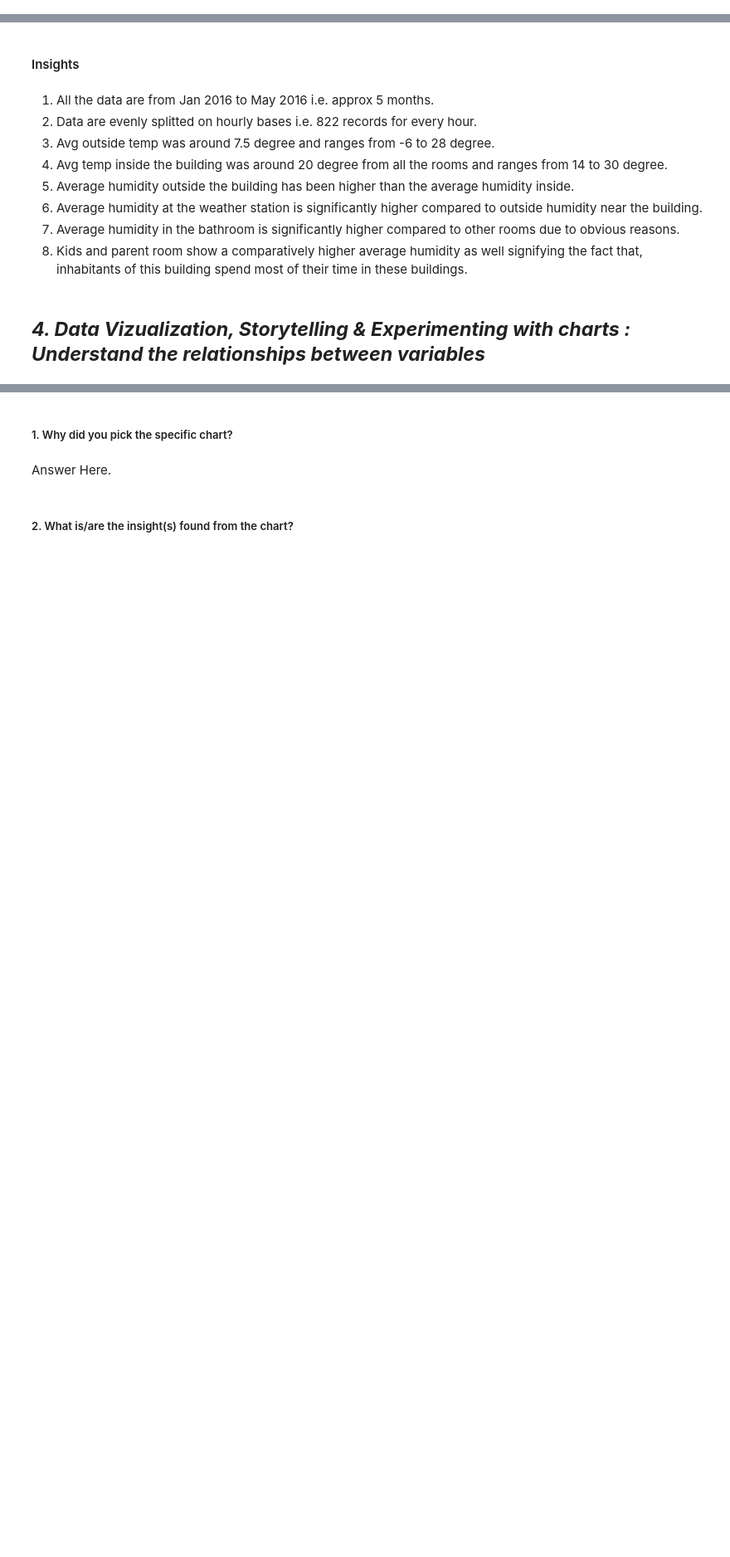
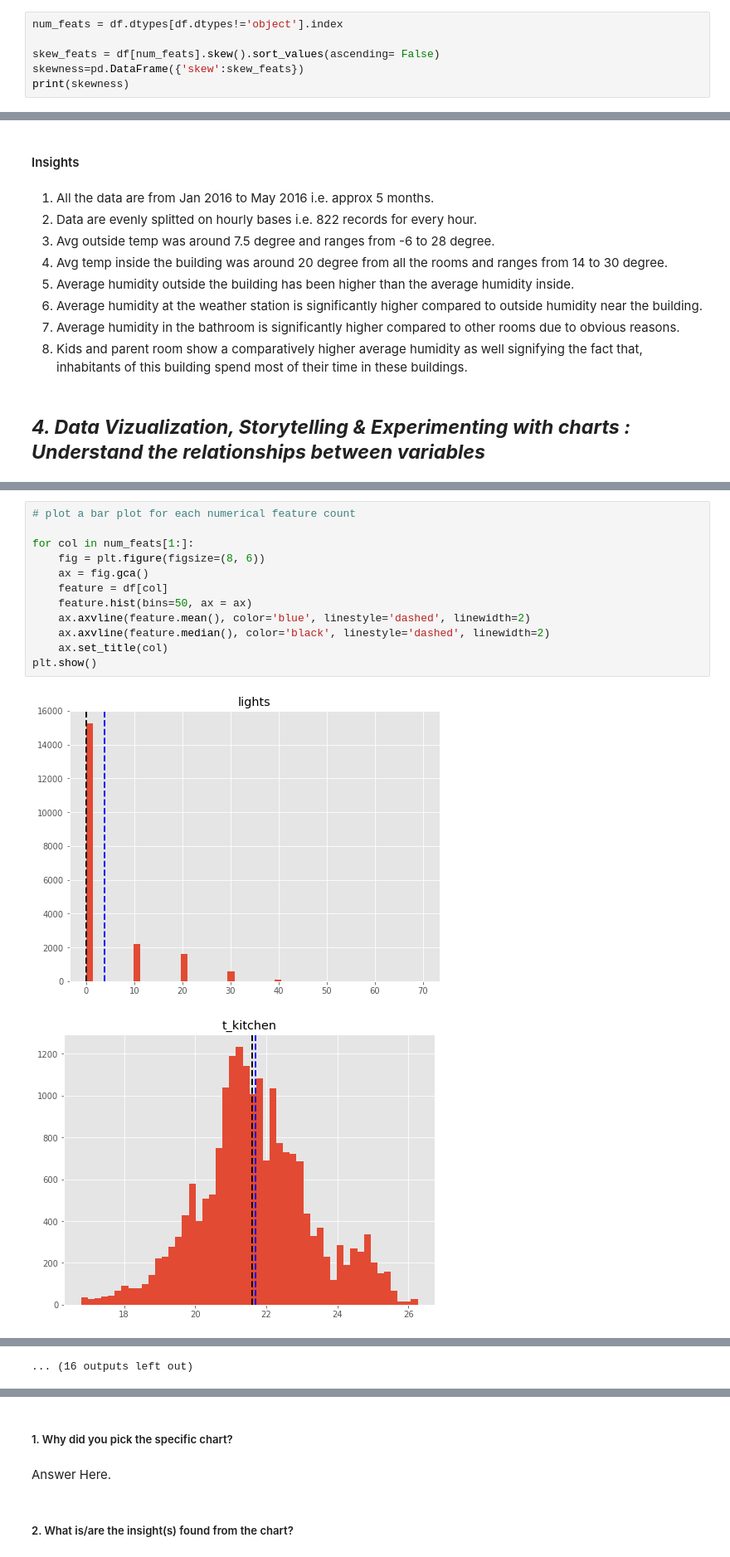
Before and after one commit to ishanbarway/Appliance-Energy-Prediction, a Jupyter notebook: Appliance_Energy_Prediction_Individual_Project.ipynb, the cells around one changed output, grey strips where cells are left out. Shown at 83% size. Saved outputs shown, nothing was run; the diff lists cells and outputs as text; blank space fills up the shorter version.

```diff
--- a/Appliance_Energy_Prediction_Individual_Project.ipynb
+++ b/Appliance_Energy_Prediction_Individual_Project.ipynb
@@ -483,0 +489,6 @@ df.describe()
+# %%
+num_feats = df.dtypes[df.dtypes!='object'].index
+
+skew_feats = df[num_feats].skew().sort_values(ascending= False)
+skewness=pd.DataFrame({'skew':skew_feats})
+print(skewness)
@@ -509,0 +570,15 @@ df.describe()
+# %%
+# plot a bar plot for each numerical feature count
+
+for col in num_feats[1:]:
+    fig = plt.figure(figsize=(8, 6))
+    ax = fig.gca()
+    feature = df[col]
+    feature.hist(bins=50, ax = ax)
+    ax.axvline(feature.mean(), color='blue', linestyle='dashed', linewidth=2)
+    ax.axvline(feature.median(), color='black', linestyle='dashed', linewidth=2)
+    ax.set_title(col)
+plt.show()
+# %% [output]
+[figure, added]
+[figure, added]
@@ -509,0 +595 @@ df.describe()
+... (16 outputs left out)
```
Also changed, not shown: parts of 50 cells of this notebook.
